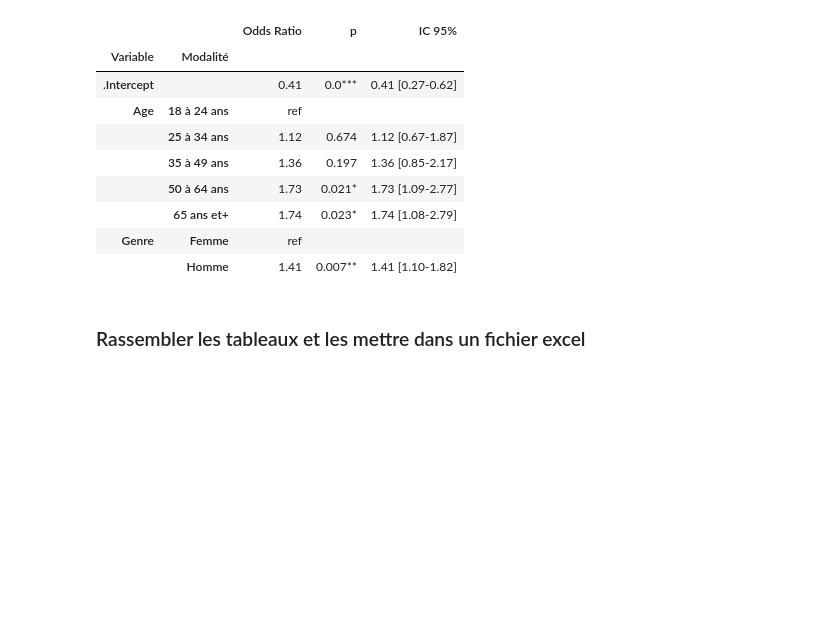
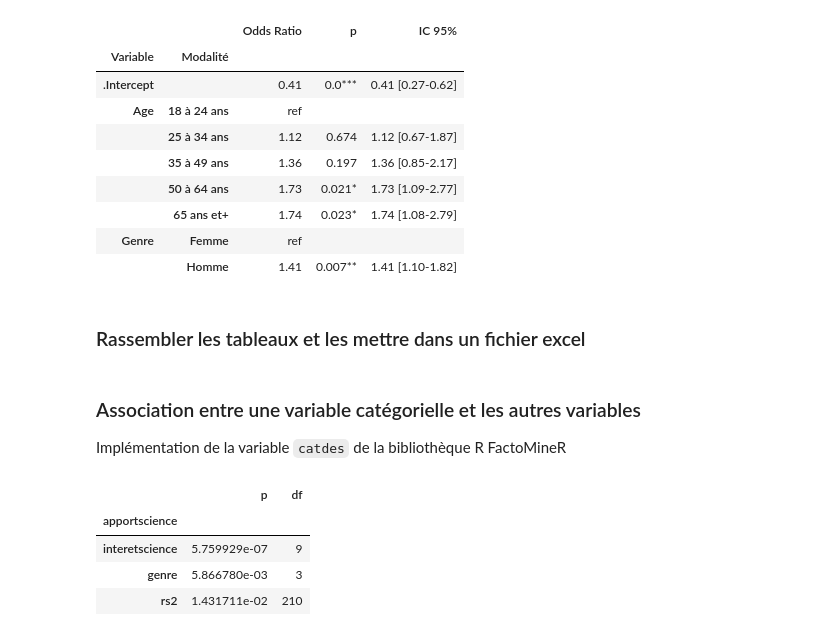
Before and after one commit to emilienschultz/pyshs-bib, a Jupyter notebook: docs/Exemple PySHS.ipynb, the cells around one changed output. Cells and saved outputs as stored; diff of their text form; code cells hidden in the pictures; blank space fills up the shorter version.

```diff
--- a/docs/Exemple PySHS.ipynb
+++ b/docs/Exemple PySHS.ipynb
@@ -158,3 +159,7 @@ tableaux = {
 
 # Ecrire dans le fichier excel
 pyshs.vers_excel(tableaux,"resultats.xlsx")
+# %% [markdown]
+### Association entre une variable catégorielle et les autres variables
+
+Implémentation de la variable `catdes` de la bibliothèque R FactoMineR
@@ -160,0 +172,8 @@ pyshs.vers_excel(tableaux,"resultats.xlsx")
+# %%
+var_quali
+# %% [output]
+|  | p | df |
+| apportscience |  |  |
+| interetscience | 5.759929e-07 | 9 |
+| genre | 5.866780e-03 | 3 |
+| rs2 | 1.431711e-02 | 210 |
```
Also changed, not shown: parts of 5 cells of this notebook, 1 other file.
